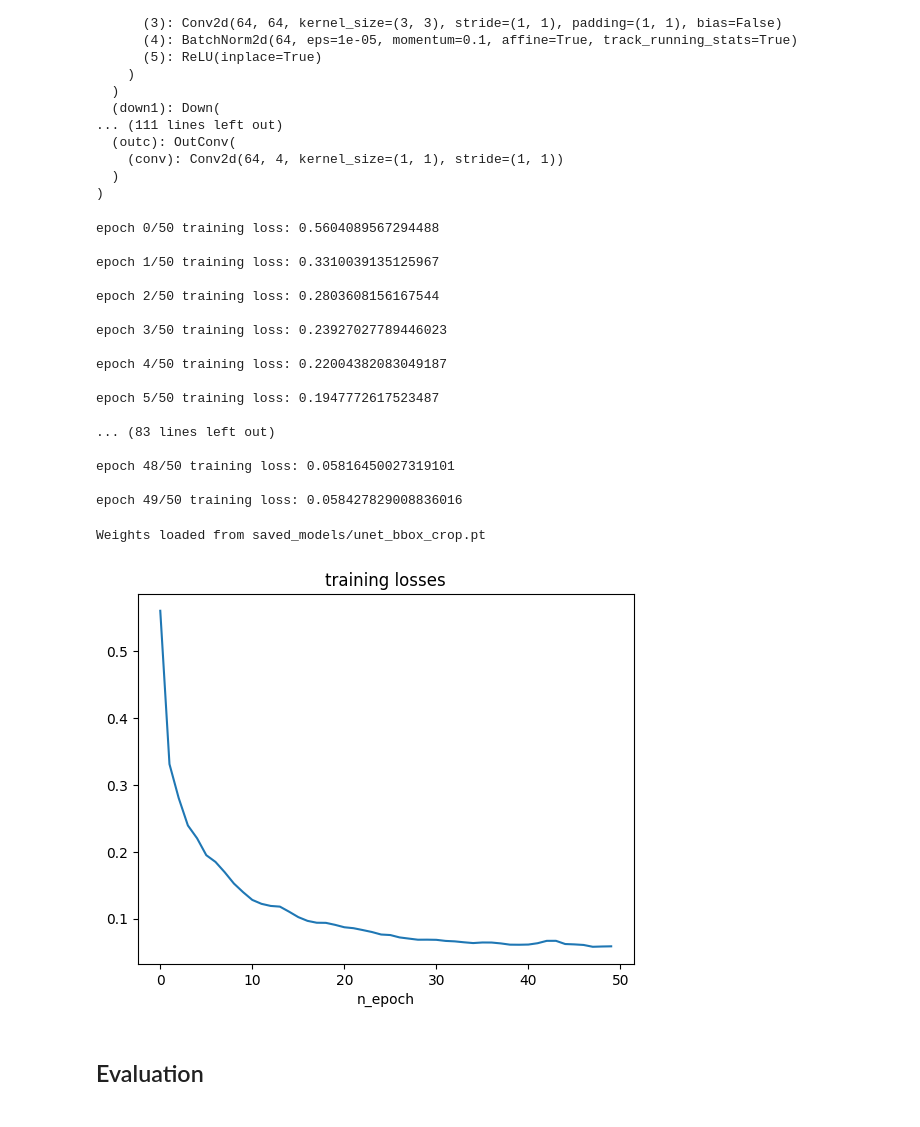
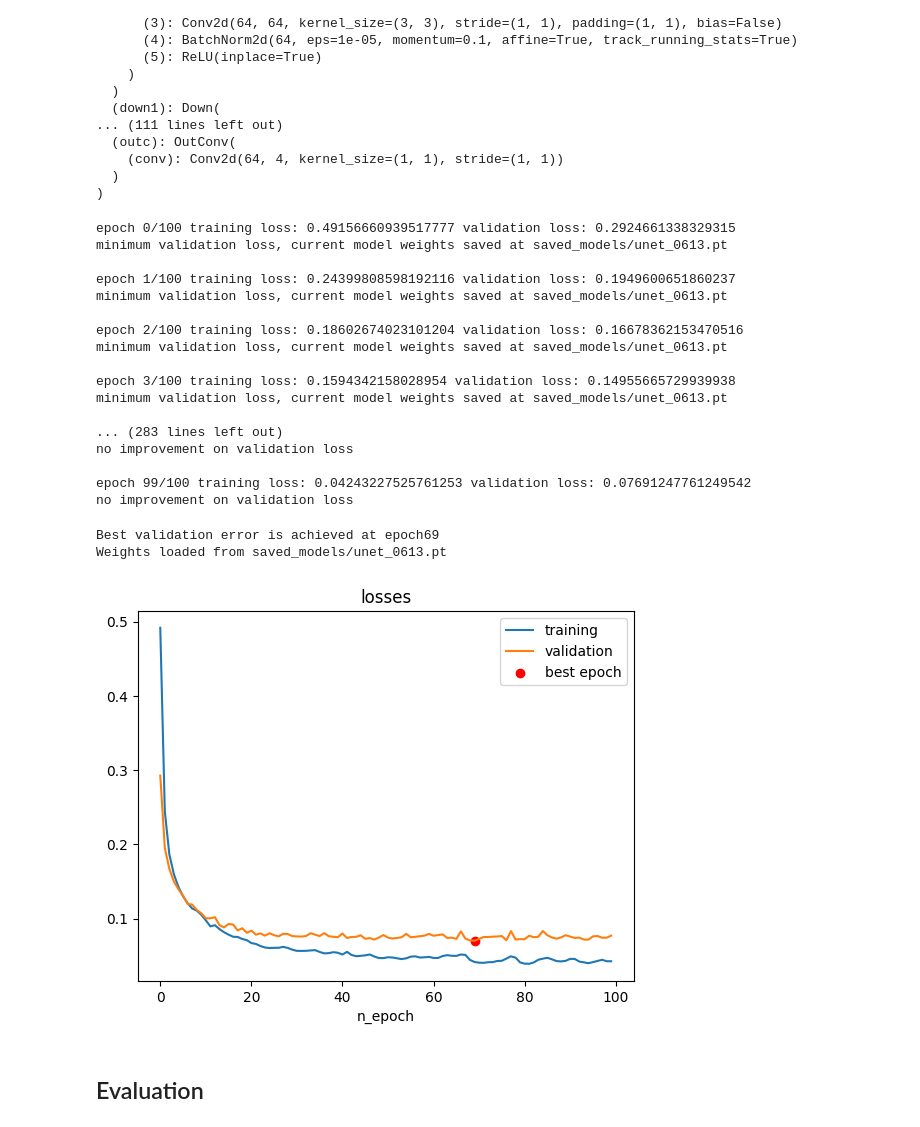
Before and after one commit to MunchkinChen/IMA206_project, a Jupyter notebook: run.ipynb, the cells around one changed output. Cells and saved outputs as stored; diff of their text form; code cells hidden in the pictures.

Commit message:
adding validation error update

```diff
--- a/run.ipynb
+++ b/run.ipynb
@@ -187,6 +191,7 @@ util.visualize_3D({"image": train_X[:9,0].permute(1,2,0),
 # %%
 TRAIN_RATIO = 0.7
 BATCH_SIZE = 64
+BATCH_SIZE_VAL = 64
 # %%
 # split train and validation
 idx = np.arange(len(train_X))
@@ -213,8 +219,8 @@ from unet import UNet
 # %%
 DEVICE = torch.device("cuda" if torch.cuda.is_available() else "cpu")
 LR = 1e-2
-EPOCH = 50
-SAVE_UNET_PATH = 'saved_models/unet_bbox_crop.pt'
+EPOCH = 100
+SAVE_UNET_PATH = 'saved_models/unet_0613.pt'
 # %%
 # define model, loss function and optimizer
 model = UNet(n_channels=1, n_classes=4).to(DEVICE)
@@ -245,6 +266,11 @@ UNet(
 model.train()
 
 training_losses = []
+val_losses = []
+
+min_val_loss = np.inf
+best_epoch = 0
+
 for epoch in range(EPOCH):
     epoch_loss = 0
 
@@ -262,44 +288,63 @@ for epoch in range(EPOCH):
 
         epoch_loss += loss.item()
 
-    training_losses.append(epoch_loss / len(train_loader))
-    print(f'\nepoch {epoch}/{EPOCH} training loss: {epoch_loss / len(train_loader)}')
+    training_loss = epoch_loss / len(train_loader)
+    training_losses.append(training_loss)
+
+    # compute loss on validation set
+    val_loss = compute_eval_loss(model, val_loader)
+    val_losses.append(val_loss)
+
+    print(f'\nepoch {epoch}/{EPOCH} training loss: {training_loss} validation loss: {val_loss}')
+
+
+
+    # if minimum validation loss, save model
+    if val_loss < min_val_loss:
+        torch.save(model.state_dict(), SAVE_UNET_PATH)
+        print(f'minimum validation loss, current model weights saved at {SAVE_UNET_PATH}')
+        min_val_loss = val_loss
+        best_epoch = epoch
+    else:
+        print('no improvement on validation loss')
 # %% [output]
-epoch 0/50 training loss: 0.5604089567294488
+epoch 0/100 training loss: 0.49156660939517777 validation loss: 0.2924661338329315
+minimum validation loss, current model weights saved at saved_models/unet_0613.pt
 
-epoch 1/50 training loss: 0.3310039135125967
+epoch 1/100 training loss: 0.24399808598192116 validation loss: 0.1949600651860237
+minimum validation loss, current model weights saved at saved_models/unet_0613.pt
 
-epoch 2/50 training loss: 0.2803608156167544
+epoch 2/100 training loss: 0.18602674023101204 validation loss: 0.16678362153470516
+minimum validation loss, current model weights saved at saved_models/unet_0613.pt
 
-epoch 3/50 training loss: 0.23927027789446023
+epoch 3/100 training loss: 0.1594342158028954 validation loss: 0.14955665729939938
+minimum validation loss, current model weights saved at saved_models/unet_0613.pt
 
-epoch 4/50 training loss: 0.22004382083049187
+... (283 lines left out)
+no improvement on validation loss
 
-epoch 5/50 training loss: 0.1947772617523487
-
-... (83 lines left out)
-
-epoch 48/50 training loss: 0.05816450027319101
-
-epoch 49/50 training loss: 0.058427829008836016
+epoch 99/100 training loss: 0.04243227525761253 validation loss: 0.07691247761249542
+no improvement on validation loss
 # %%
-# save model
-# torch.save(model.state_dict(), SAVE_UNET_PATH)
-# print(f'Trained model weights saved at {SAVE_UNET_PATH}')
-
-# # load model from checkpoints
+# load model from checkpoints
+print(f'Best validation error is achieved at epoch{best_epoch}')
+# SAVE_UNET_PATH = 'saved_models/unet_bbox_crop.pt'
 state_dict = torch.load(SAVE_UNET_PATH)
 model.load_state_dict(state_dict)
 print(f'Weights loaded from {SAVE_UNET_PATH}')
 # %% [output]
-Weights loaded from saved_models/unet_bbox_crop.pt
+Best validation error is achieved at epoch69
+Weights loaded from saved_models/unet_0613.pt
 # %%
-plt.plot(training_losses)
-plt.title('training losses')
+plt.plot(training_losses, label='training')
+plt.plot(val_losses, label='validation')
+plt.scatter([best_epoch], [val_losses[best_epoch]], label='best epoch', color='r')
+plt.title('losses')
 plt.xlabel('n_epoch')
 # plt.savefig(os.path.join(base_path,'images/train_loss.png'))
+plt.legend()
 plt.show()
 # %% [output]
-[figure, old version]
+[figure, new version]
 # %% [markdown]
 ## Evaluation
```
Also changed, not shown: parts of 6 cells of this notebook.
